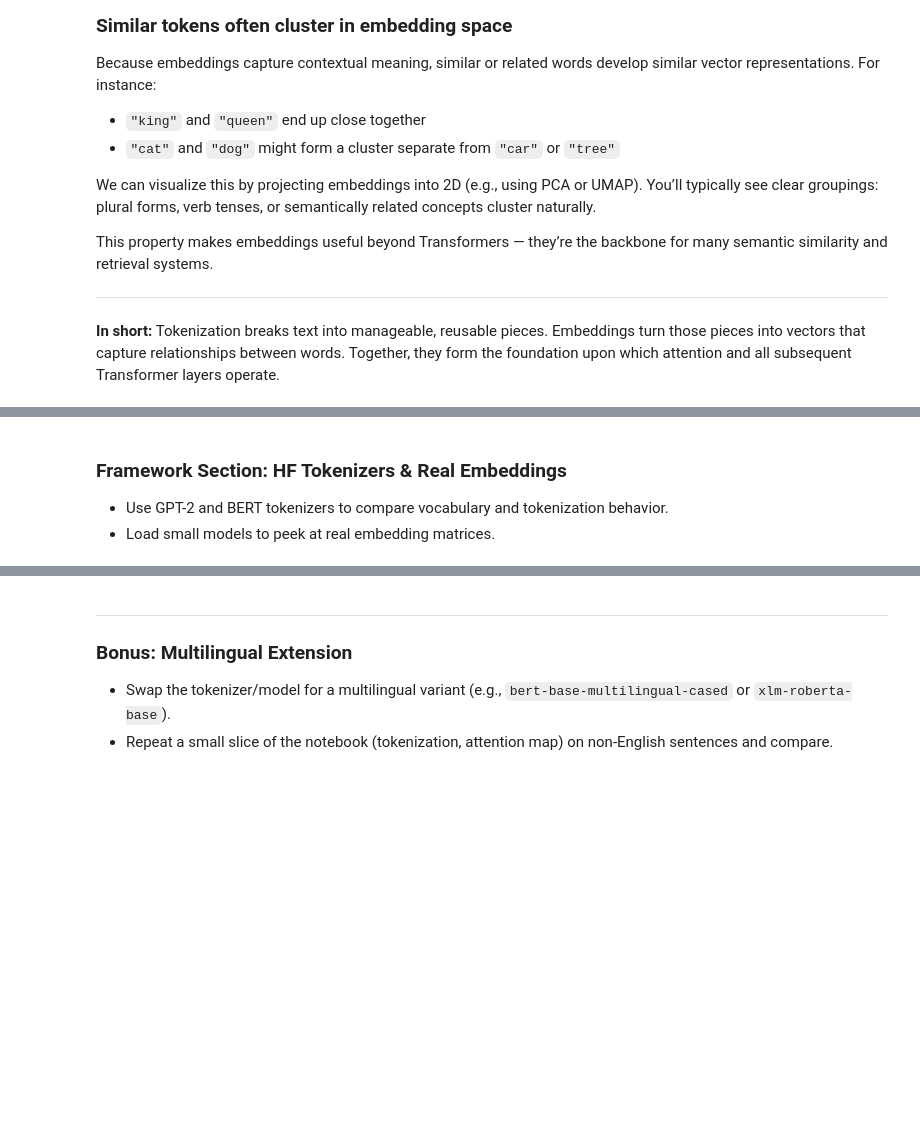
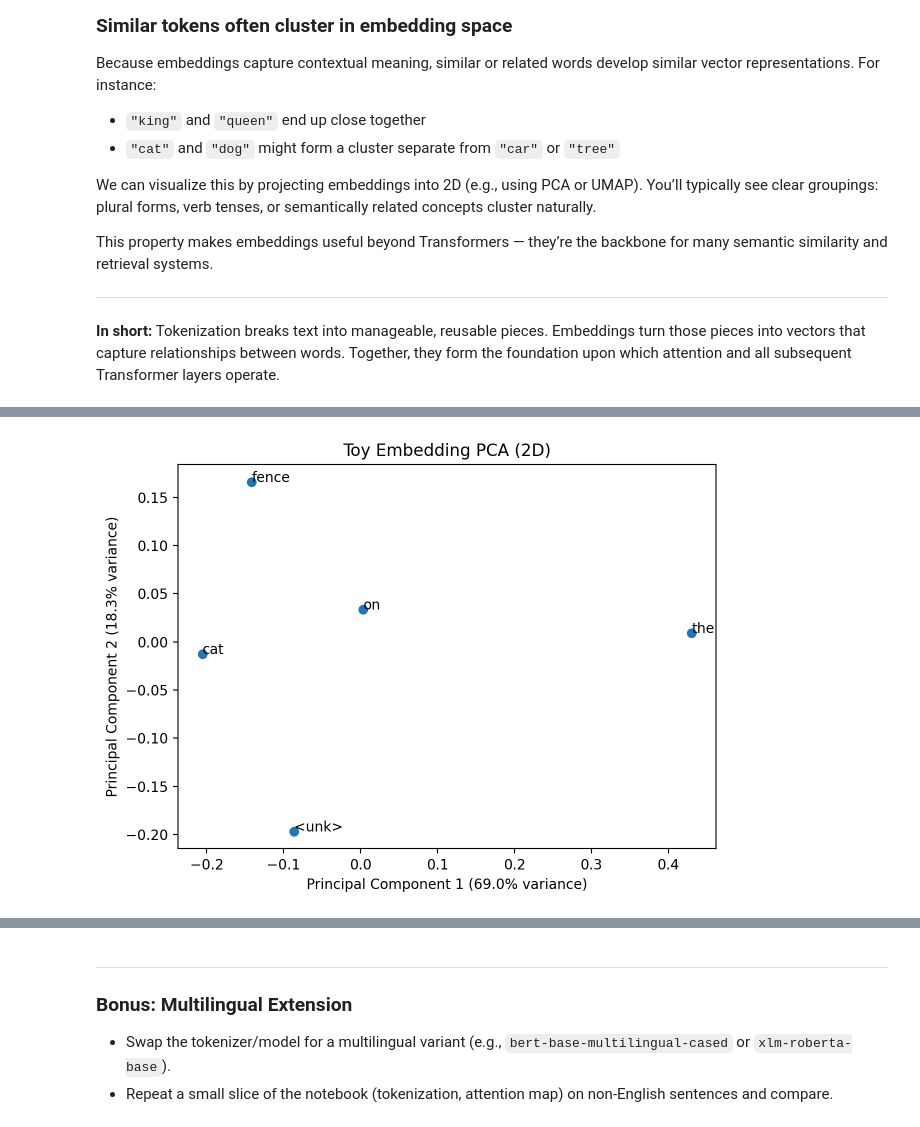
Before and after one commit to ciroque/transformer-fundamentals, a Jupyter notebook: 01_input_tokens_embeddings.ipynb, the cells around one changed output, grey strips where cells are left out. Cells and saved outputs as stored; diff of their text form; code cells hidden in the pictures; blank space fills up the shorter version.

Commit message:
Cleaning up the Tokenization / Embeddings Notebook

```diff
--- a/01_input_tokens_embeddings.ipynb
+++ b/01_input_tokens_embeddings.ipynb
@@ -154,22 +208,38 @@ print("Embeddings shape:", vecs.shape)
 # %%
+# %% [visualize] PCA projection of embeddings of unique tokens in this sentence
+# ---------------------------------------------------------------------
+# Purpose:
+# This section visualizes how the embedding vectors for different tokens
+# relate to each other in space. Although our embeddings are random, this
+# demonstrates how dimensionality reduction (PCA) can reveal structure
+# in learned embeddings.
+# ---------------------------------------------------------------------
 
-# %% [visualize] PCA projection of embeddings of unique tokens in this sentence
 from sklearn.decomposition import PCA
 
+# Select unique token IDs from the current sentence.
 unique_ids = sorted(set(ids))
+
+# Retrieve their embedding vectors from the matrix E.
 X = E[unique_ids]
+
+# Reduce embedding dimensionality from d_model → 2D for visualization.
 pca = PCA(n_components=2).fit(X)
 X2 = pca.transform(X)
+explained = pca.explained_variance_ratio_ * 100  # percentage of variance per component
 
+# Plot each token as a point in 2D space, with text labels.
 plt.figure()
-plt.scatter(X2[:,0], X2[:,1])
+plt.scatter(X2[:, 0], X2[:, 1])
 for i, tid in enumerate(unique_ids):
     token = list(vocab.keys())[list(vocab.values()).index(tid)]
-    plt.text(X2[i,0], X2[i,1], token)
-plt.title("Toy embedding PCA (2D)")
+    plt.text(X2[i, 0], X2[i, 1], token)
+
+# Add title and axis labels showing explained variance
+plt.title("Toy Embedding PCA (2D)")
+plt.xlabel(f"Principal Component 1 ({explained[0]:.1f}% variance)")
+plt.ylabel(f"Principal Component 2 ({explained[1]:.1f}% variance)")
 plt.tight_layout()
 plt.show()
+# %% [output]
+[figure, added]
-# %% [markdown]
-### Framework Section: HF Tokenizers & Real Embeddings
-- Use GPT-2 and BERT tokenizers to compare vocabulary and tokenization behavior.
-- Load small models to peek at real embedding matrices.
```
Also changed, not shown: parts of 11 cells of this notebook.
